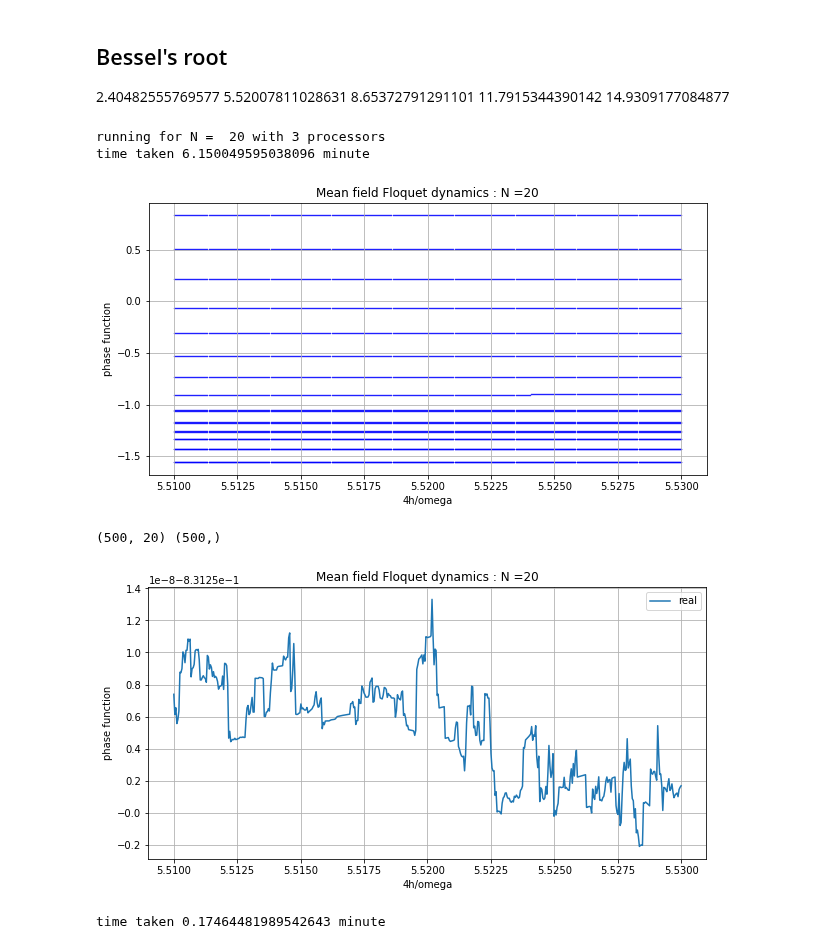
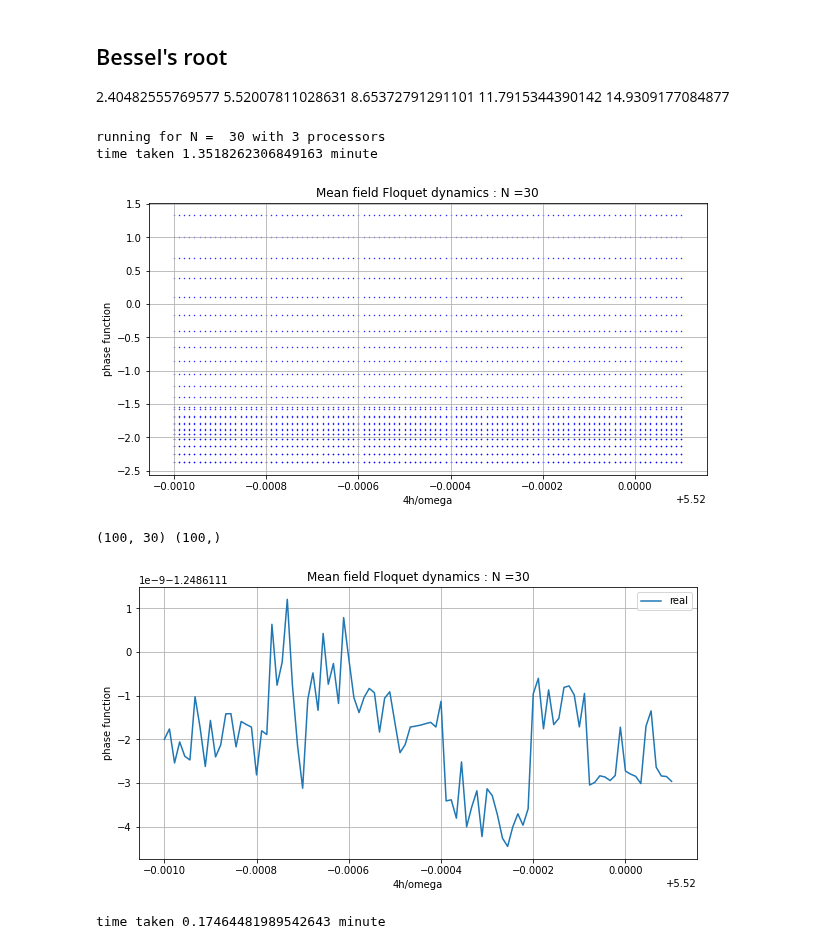
Before and after one commit to SuperStarCZ/floquet_theory, a Jupyter notebook: floquet_mfd.ipynb, the cells around one changed output. Saved outputs shown, nothing was run; the diff lists cells and outputs as text; code cells hidden in the pictures.

```diff
--- a/floquet_mfd.ipynb
+++ b/floquet_mfd.ipynb
@@ -357,13 +357,13 @@ import math
 import time
 start = time.time()
 
-N = 20
+N = 30
 h0 = 0.1
 omega = 40.0
 w = omega
 tsteps = 500
-hsteps = 500
-hs = np.linspace(55.1,55.3,hsteps)
+hsteps = 100
+hs = np.linspace(55.19,55.201,hsteps)
 ampp = (np.ones((N,len(hs))) * hs).T
 psi = np.eye(N) + 1j * np.zeros((N,N))
 floqEvolution_mat = np.zeros((N,N)) + 1j * np.zeros((N,N))
@@ -404,36 +404,36 @@ if __name__ == '__main__':
     print("running for N = ", N, "with",nprocs,"processors")
     start = time.time()
 
     spin = 0.5 * np.arange(N)[-1]
     s = np.arange(-spin,spin+1)
     H0 = np.diagflat(0.5 * s **2)
     #H0 = np.diagflat(0.5 * s * (s+1))
     #H0 = np.array([0.5 *  s[i] * s[j]for i in range(N) for j in range(N)]).reshape((N,N))
     for i in range(N):
         for j in range(N):
             #H0[i][j] = 0.5 * s[i] * (s[i]+1)
             H1[i][j] = 0.5 * (np.sqrt(spin * (spin+1) - s[i] * (s[i]+1)) * delta_func(s[j],s[i]+1)\
                               + np.sqrt(spin * (spin+1) - s[i] * (s[i]-1)) * delta_func(s[j],s[i]-1))
 
     #print('H0 is----- \n',H0,'\nH1 is----- \n',H1,'\n')
 
     data = p.starmap(floq_evolv,[(psi,H0,H1,h,w) for h in hs])
 
     print('time taken',(time.time()-start)/60.0,'minute')
     title = "Mean field Floquet dynamics : N =" + str(N)
     plt.figure(figsize = (10,5))
     for xx in np.arange(len(hs)):
         plt.scatter(4 * ampp[xx]/omega, data[xx].real,\
                     color = 'blue', marker='.', s = 0.8)
     plt.title(title)
     plt.xlabel("4h/omega")
     plt.ylabel("phase function")
     plt.grid()
     plt.show()
 # %% [output]
-running for N =  20 with 3 processors
-time taken 6.150049595038096 minute
+running for N =  30 with 3 processors
+time taken 1.3518262306849163 minute
-[figure, old version]
+[figure, new version]
 # %%
     plt.figure(figsize = (10,5))
     print(np.shape(data),np.shape(hs))
@@ -456,8 +456,8 @@ time taken 6.150049595038096 minute
     #plt.xlim(5.51,5.54)
     plt.show()
 # %% [output]
-(500, 20) (500,)
+(100, 30) (100,)
-[figure, old version]
+[figure, new version]
 # %%
 # experiment  225566    xxz model
 
```
